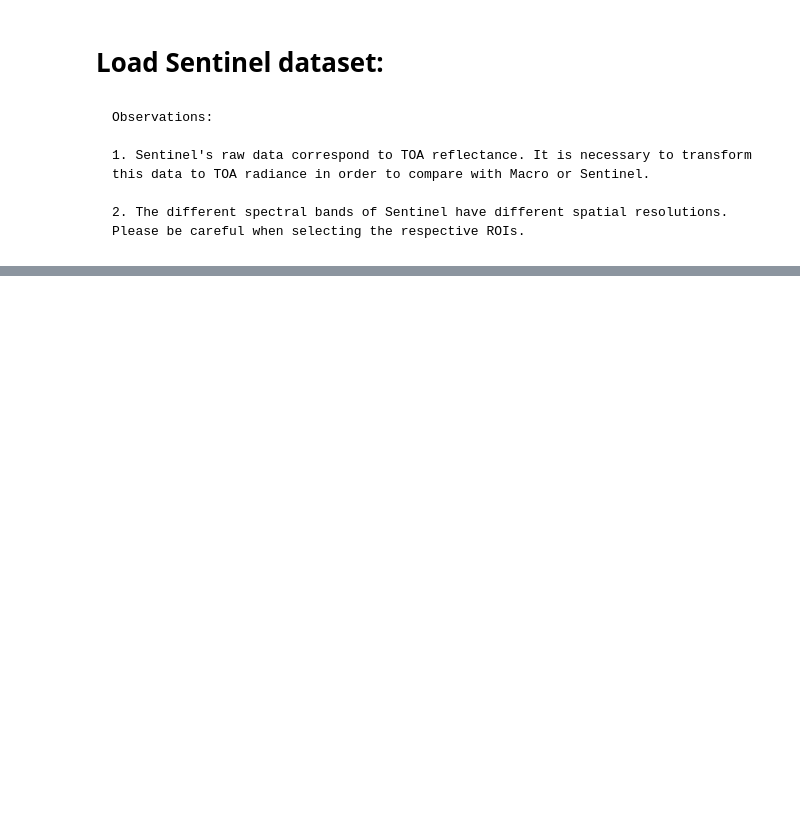
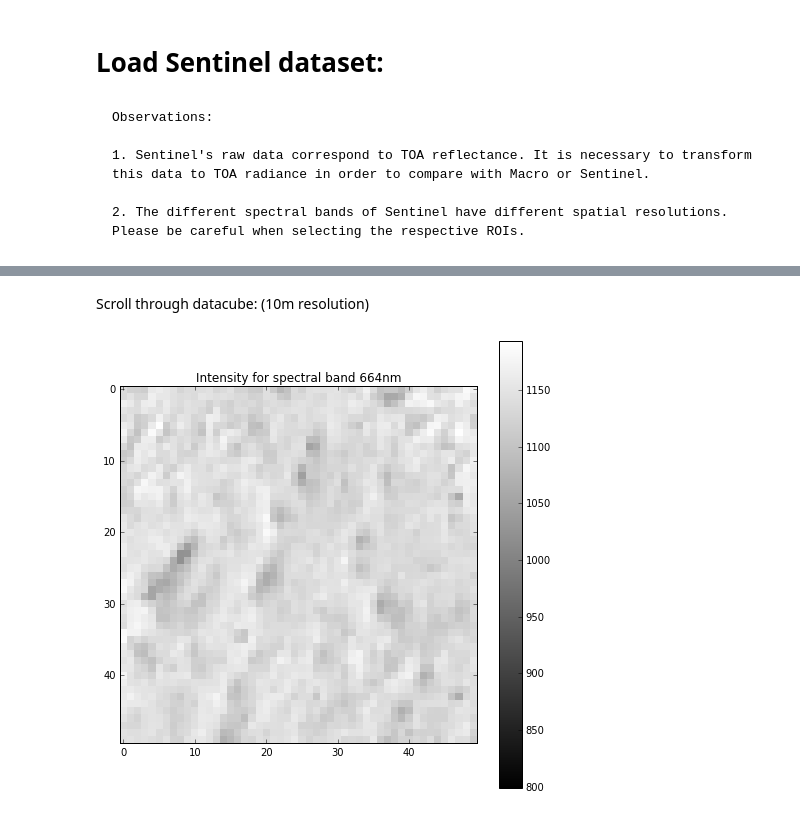
Before and after one commit to satellogic/open-impact, a Jupyter notebook: Forest recovery.ipynb, the cells around one changed output, grey strips where cells are left out. Saved outputs shown, nothing was run; the diff lists cells and outputs as text; code cells hidden in the pictures; blank space fills up the shorter version.

```diff
--- a/Forest recovery.ipynb
+++ b/Forest recovery.ipynb
@@ -423,0 +461,9 @@ if sentinel_dataset is not None:
+# %% [markdown]
+Scroll through datacube: (10m resolution)
+# %%
+dataset = sent_roi10_radiance
+wav_data = sent_wav10
+
+interact(plot_image, wav=(0,len(wav_data)-1))
+# %% [output]
+[figure, added]
```
Also changed, not shown: parts of 12 cells of this notebook.
